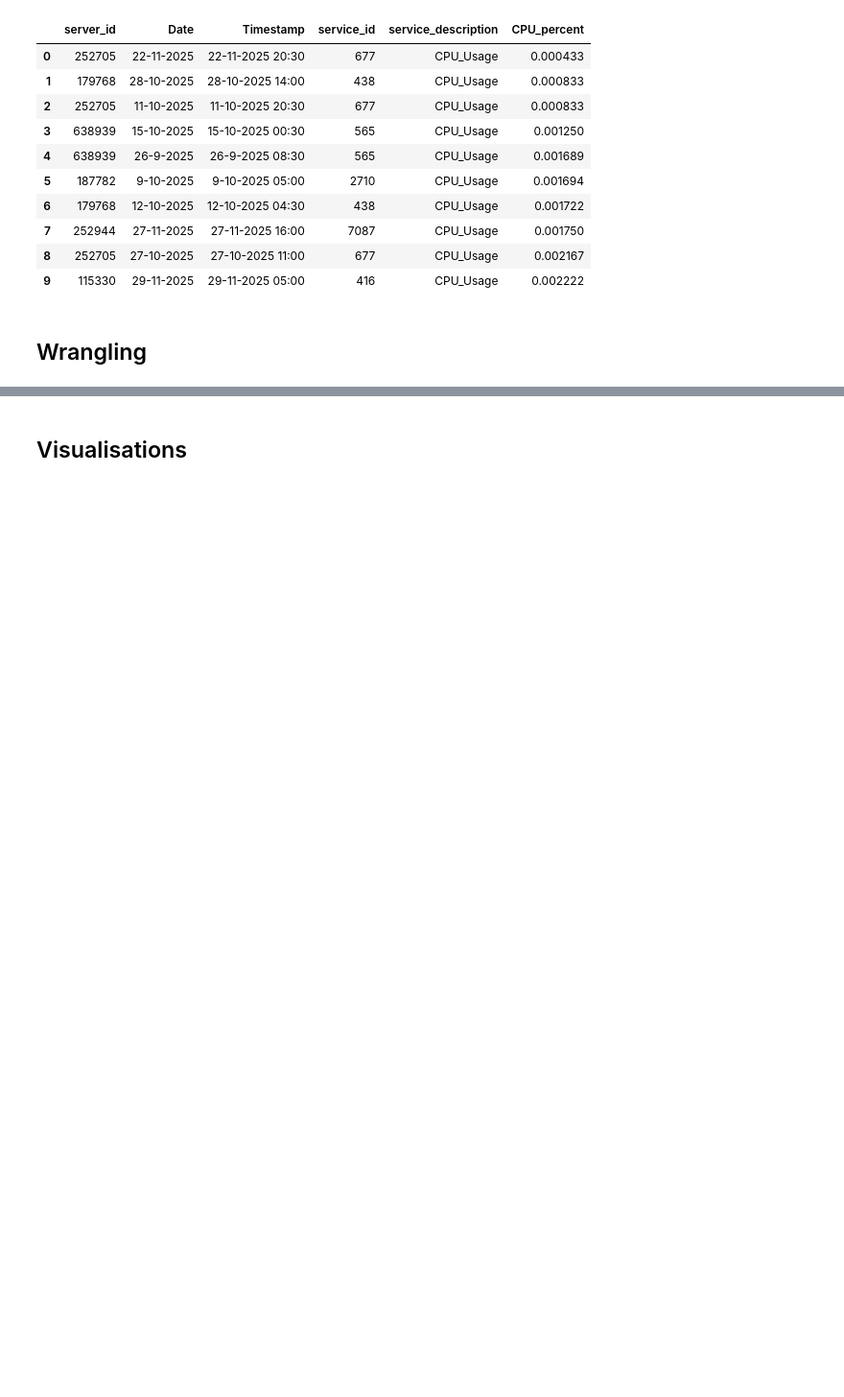
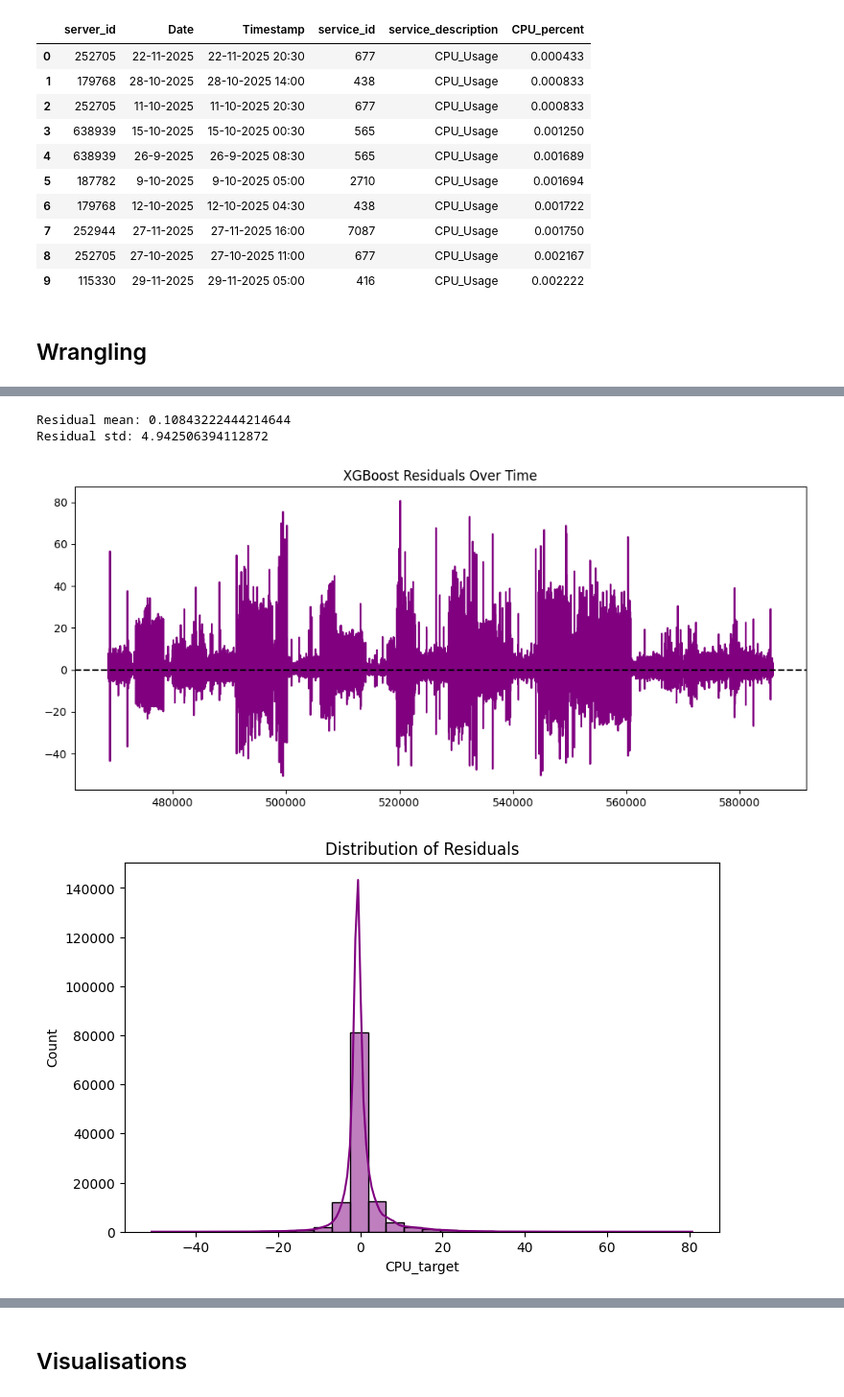
Before and after one commit to Younes202/CPU-FORECSTING, a Jupyter notebook: CPU-Forecasting.ipynb, the cells around one changed output, grey strips where cells are left out. Shown: that part at 96% size. Drawn from its saved outputs; the diff is of its cells as text; code cells hidden in the pictures; blank space fills up the shorter version.

```diff
--- a/CPU-Forecasting.ipynb
+++ b/CPU-Forecasting.ipynb
@@ -305,0 +411,35 @@ Name: count, dtype: int64
+# %%
+import matplotlib.pyplot as plt
+import seaborn as sns
+
+# --- Compute residuals ---
+residuals = y_test - y_pred
+
+# --- Basic stats ---
+print("Residual mean:", residuals.mean())
+print("Residual std:", residuals.std())
+
+# --- Plot residuals over time ---
+plt.figure(figsize=(12,5))
+plt.plot(y_test.index, residuals, color="purple")
+plt.axhline(0, linestyle="--", color="black")
+plt.title("XGBoost Residuals Over Time")
+plt.show()
+
+# --- Histogram of residuals ---
+plt.figure(figsize=(8,5))
+sns.histplot(residuals, bins=30, kde=True, color="purple")
+plt.title("Distribution of Residuals")
+plt.show()
+
+# --- Autocorrelation check ---
+from statsmodels.graphics.tsaplots import plot_acf, plot_pacf
+plot_acf(residuals, lags=50)
+plt.show()
+plot_pacf(residuals, lags=50)
+plt.show()
+# %% [output]
+Residual mean: 0.10843222444214644
+Residual std: 4.942506394112872
+[figure, added]
+[figure, added]
```
Also changed, not shown: parts of 19 cells of this notebook.
